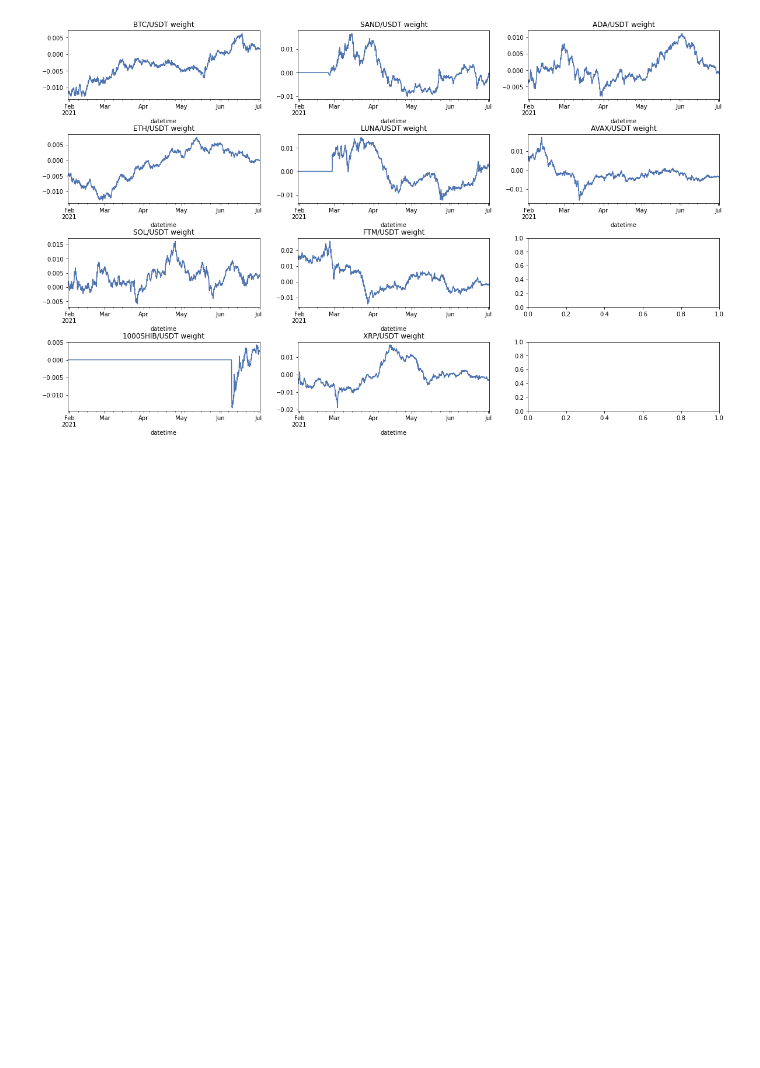
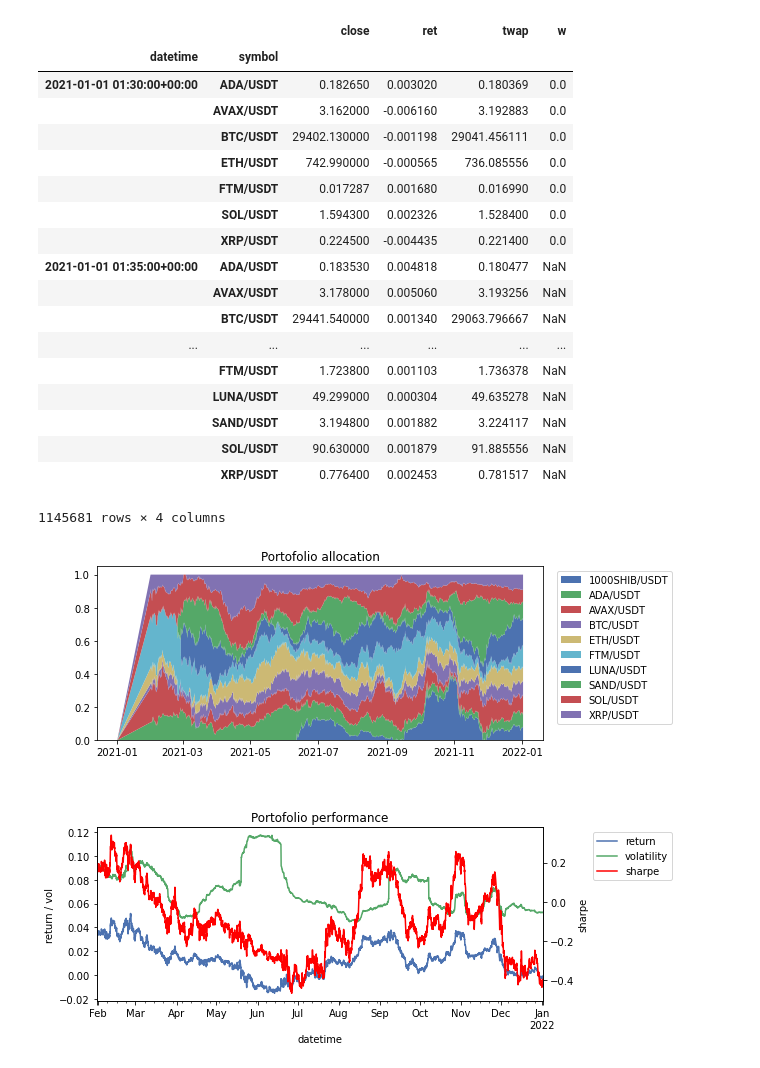
Before and after one commit to takahiro47/crypto_portfolio_bot, a Jupyter notebook: crypto_portfolio_bot.ipynb, the cells around one changed output. Saved outputs shown, nothing was run; the diff lists cells and outputs as text; code cells hidden in the pictures; blank space fills up the shorter version.

Commit message:
Properly working df_portfolio

```diff
--- a/crypto_portfolio_bot.ipynb
+++ b/crypto_portfolio_bot.ipynb
@@ -32,7 +64,12 @@ dbutil = TimeScaleDBUtil(user = pg_config['user'], password = pg_config['passwor
 from decimal import Decimal
 from datetime import timezone, datetime, timedelta
 import numpy as np
+import pandas as pd
 from tqdm import tqdm
+
+pd.set_option("display.max_rows", 50)
+pd.set_option("display.min_rows", 50)
+idxslice = pd.IndexSlice
 
 # タイムバーをダウンロードしてTimescaleDBに保存する関数、所定のdict型の配列でダウンロード対象を指定する
 def download_timebar(targets):
@@ -292,13 +256,60 @@ df_portfolio_weight = df_portfolio_weight.loc[~(df_portfolio_weight==0).all(axis
+# %%
+df_portfolio_performance = pd.DataFrame(array_performance, columns=['datetime', 'return', 'volatility', 'sharpe']).set_index('datetime', drop = True)
 # %%
 import matplotlib.pyplot as plt
 
-fig, ax = plt.subplots(4, 3, figsize=(20, 12))
+pd.set_option("display.max_rows", 30)
+pd.set_option("display.min_rows", 30)
+display(df_portfolio)
+pd.reset_option("display.max_rows")
+pd.reset_option("display.min_rows")
+
+
+# 行のすべてのウェイトが0またはNaNの行を削除してウェイト用のDataFrameを完成させる
+df_weight = df_portfolio.reset_index().pivot(index = 'datetime', columns = 'symbol', values='w').dropna(how = 'all').fillna(0)
+
+fig, ax = plt.subplots(2, 1, figsize=(8, 8))
 plt.subplots_adjust(wspace=0.2, hspace=0.5)
 
-for _idx, _symbol in enumerate(df_portfolio_weight.columns):
-    _ax = ax[_idx % 4, _idx // 4]
-    df_portfolio_weight['2021-01-01':'2021-07-01'][_symbol].plot(ax=_ax)
-    _ax.set_title(f'{_symbol} weight')
+ax[0].stackplot(df_weight['2021-01-01':'2022-01-01'].index, df_weight['2021-01-01':'2022-01-01'].T, labels=df_weight.columns)
+ax[0].legend(bbox_to_anchor=(1.3, 1))
+ax[0].set_title(f'Portofolio allocation')
+
+lines = []
+
+df_portfolio_performance['2021-01-01':'2022-01-01']['return'].plot(ax = ax[1], label='return')
+df_portfolio_performance['2021-01-01':'2022-01-01']['volatility'].plot(ax = ax[1], label='volatility')
+ax_sub = ax[1].twinx()
+ax_sub.set_ylabel('sharpe')
+df_portfolio_performance['2021-01-01':'2022-01-01']['sharpe'].plot(ax = ax_sub, style='r-', label='sharpe')
+ax[1].set_title(f'Portofolio performance')
+ax[1].set_ylabel('return / vol')
+handle, label = ax[1].get_legend_handles_labels()
+handle2, label2 = ax_sub.get_legend_handles_labels()
+
+ax[1].legend(handle + handle2, label + label2, bbox_to_anchor=(1.3, 1))
+
+
 fig.show()
+#mlflow.log_figure(fig, 'portofolio_weight.png')
 # %% [output]
+|  |  | close | ret | twap | w |
+| datetime | symbol |  |  |  |  |
+| 2021-01-01 01:30:00+00:00 | ADA/USDT | 0.182650 | 0.003020 | 0.180369 | 0.0 |
+|  | AVAX/USDT | 3.162000 | -0.006160 | 3.192883 | 0.0 |
+|  | BTC/USDT | 29402.130000 | -0.001198 | 29041.456111 | 0.0 |
+|  | ETH/USDT | 742.990000 | -0.000565 | 736.085556 | 0.0 |
+|  | FTM/USDT | 0.017287 | 0.001680 | 0.016990 | 0.0 |
+|  | SOL/USDT | 1.594300 | 0.002326 | 1.528400 | 0.0 |
+|  | XRP/USDT | 0.224500 | -0.004435 | 0.221400 | 0.0 |
+| 2021-01-01 01:35:00+00:00 | ADA/USDT | 0.183530 | 0.004818 | 0.180477 | NaN |
+|  | AVAX/USDT | 3.178000 | 0.005060 | 3.193256 | NaN |
+|  | BTC/USDT | 29441.540000 | 0.001340 | 29063.796667 | NaN |
+| ... | ... | ... | ... | ... | ... |
+|  | FTM/USDT | 1.723800 | 0.001103 | 1.736378 | NaN |
+|  | LUNA/USDT | 49.299000 | 0.000304 | 49.635278 | NaN |
+|  | SAND/USDT | 3.194800 | 0.001882 | 3.224117 | NaN |
+|  | SOL/USDT | 90.630000 | 0.001879 | 91.885556 | NaN |
+|  | XRP/USDT | 0.776400 | 0.002453 | 0.781517 | NaN |
+1145681 rows × 4 columns
-[figure, old version]
+[figure, new version]
```
Also changed, not shown: parts of 11 cells of this notebook.
